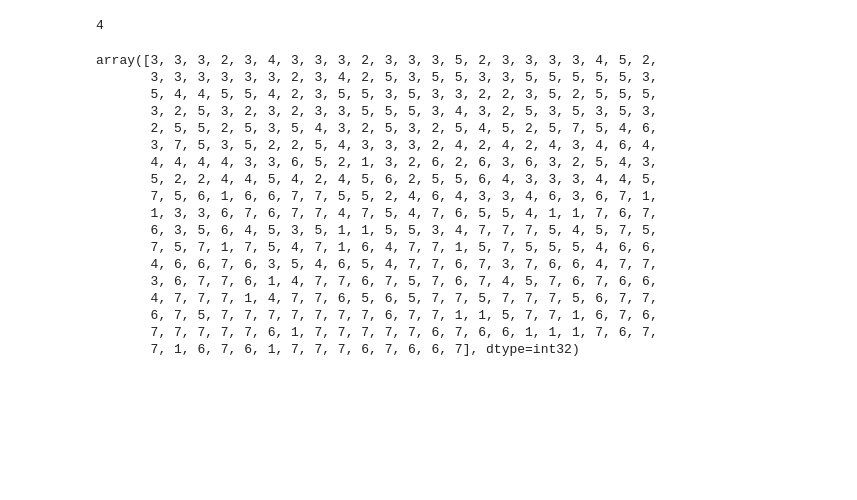
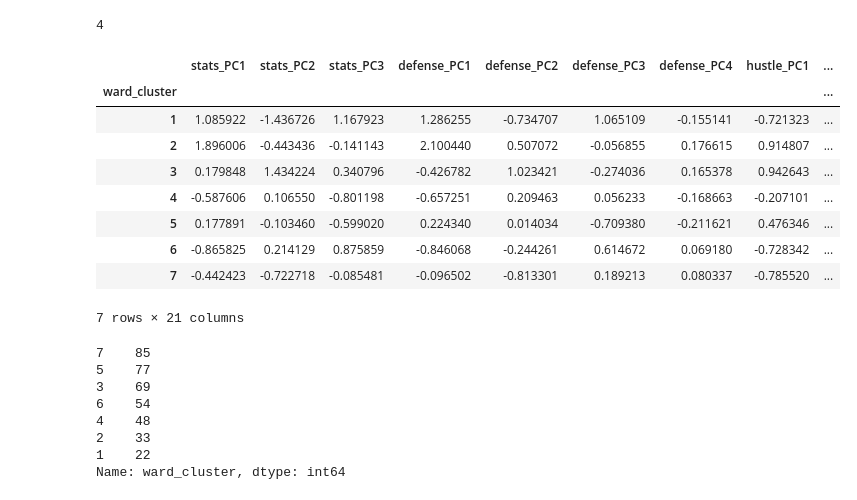
Before and after one commit to A-Jyad/NBAPlayerClustering, a Jupyter notebook: Cluster_Analysis.ipynb, the cells around one changed output. Saved outputs shown, nothing was run; the diff lists cells and outputs as text; code cells hidden in the pictures; blank space fills up the shorter version.

```diff
--- a/Cluster_Analysis.ipynb
+++ b/Cluster_Analysis.ipynb
@@ -328,23 +345,28 @@ print(ward.elbow_point())
 [figure]
 4
 # %%
-ward.create_cluster(20)
+data_scaled['ward_cluster'] = ward.create_cluster(20)
-# %% [output]
-array([3, 3, 3, 2, 3, 4, 3, 3, 3, 2, 3, 3, 3, 5, 2, 3, 3, 3, 3, 4, 5, 2,
-       3, 3, 3, 3, 3, 3, 2, 3, 4, 2, 5, 3, 5, 5, 3, 3, 5, 5, 5, 5, 5, 3,
-       5, 4, 4, 5, 5, 4, 2, 3, 5, 5, 3, 5, 3, 3, 2, 2, 3, 5, 2, 5, 5, 5,
-       3, 2, 5, 3, 2, 3, 2, 3, 3, 5, 5, 5, 3, 4, 3, 2, 5, 3, 5, 3, 5, 3,
-       2, 5, 5, 2, 5, 3, 5, 4, 3, 2, 5, 3, 2, 5, 4, 5, 2, 5, 7, 5, 4, 6,
-       3, 7, 5, 3, 5, 2, 2, 5, 4, 3, 3, 3, 2, 4, 2, 4, 2, 4, 3, 4, 6, 4,
-       4, 4, 4, 4, 3, 3, 6, 5, 2, 1, 3, 2, 6, 2, 6, 3, 6, 3, 2, 5, 4, 3,
-       5, 2, 2, 4, 4, 5, 4, 2, 4, 5, 6, 2, 5, 5, 6, 4, 3, 3, 3, 4, 4, 5,
-       7, 5, 6, 1, 6, 6, 7, 7, 5, 5, 2, 4, 6, 4, 3, 3, 4, 6, 3, 6, 7, 1,
-       1, 3, 3, 6, 7, 6, 7, 7, 4, 7, 5, 4, 7, 6, 5, 5, 4, 1, 1, 7, 6, 7,
-       6, 3, 5, 6, 4, 5, 3, 5, 1, 1, 5, 5, 3, 4, 7, 7, 7, 5, 4, 5, 7, 5,
-       7, 5, 7, 1, 7, 5, 4, 7, 1, 6, 4, 7, 7, 1, 5, 7, 5, 5, 5, 4, 6, 6,
-       4, 6, 6, 7, 6, 3, 5, 4, 6, 5, 4, 7, 7, 6, 7, 3, 7, 6, 6, 4, 7, 7,
-       3, 6, 7, 7, 6, 1, 4, 7, 7, 6, 7, 5, 7, 6, 7, 4, 5, 7, 6, 7, 6, 6,
-       4, 7, 7, 7, 1, 4, 7, 7, 6, 5, 6, 5, 7, 7, 5, 7, 7, 7, 5, 6, 7, 7,
-       6, 7, 5, 7, 7, 7, 7, 7, 7, 7, 6, 7, 7, 1, 1, 5, 7, 7, 1, 6, 7, 6,
-       7, 7, 7, 7, 7, 6, 1, 7, 7, 7, 7, 7, 6, 7, 6, 6, 1, 1, 1, 7, 6, 7,
-       7, 1, 6, 7, 6, 1, 7, 7, 7, 6, 7, 6, 6, 7], dtype=int32)
+# %%
+data_scaled.groupby('ward_cluster').mean()
+# %% [output]
+|  | stats_PC1 | stats_PC2 | stats_PC3 | defense_PC1 | defense_PC2 | defense_PC3 | defense_PC4 | hustle_PC1 | ... |
+| ward_cluster |  |  |  |  |  |  |  |  | ... |
+| 1 | 1.085922 | -1.436726 | 1.167923 | 1.286255 | -0.734707 | 1.065109 | -0.155141 | -0.721323 | ... |
+| 2 | 1.896006 | -0.443436 | -0.141143 | 2.100440 | 0.507072 | -0.056855 | 0.176615 | 0.914807 | ... |
+| 3 | 0.179848 | 1.434224 | 0.340796 | -0.426782 | 1.023421 | -0.274036 | 0.165378 | 0.942643 | ... |
+| 4 | -0.587606 | 0.106550 | -0.801198 | -0.657251 | 0.209463 | 0.056233 | -0.168663 | -0.207101 | ... |
+| 5 | 0.177891 | -0.103460 | -0.599020 | 0.224340 | 0.014034 | -0.709380 | -0.211621 | 0.476346 | ... |
+| 6 | -0.865825 | 0.214129 | 0.875859 | -0.846068 | -0.244261 | 0.614672 | 0.069180 | -0.728342 | ... |
+| 7 | -0.442423 | -0.722718 | -0.085481 | -0.096502 | -0.813301 | 0.189213 | 0.080337 | -0.785520 | ... |
+7 rows × 21 columns
+# %%
+data_scaled['ward_cluster'].value_counts()
+# %% [output]
+7    85
+5    77
+3    69
+6    54
+4    48
+2    33
+1    22
+Name: ward_cluster, dtype: int64
```
Also changed, not shown: parts of 11 cells of this notebook, 11 other files.
